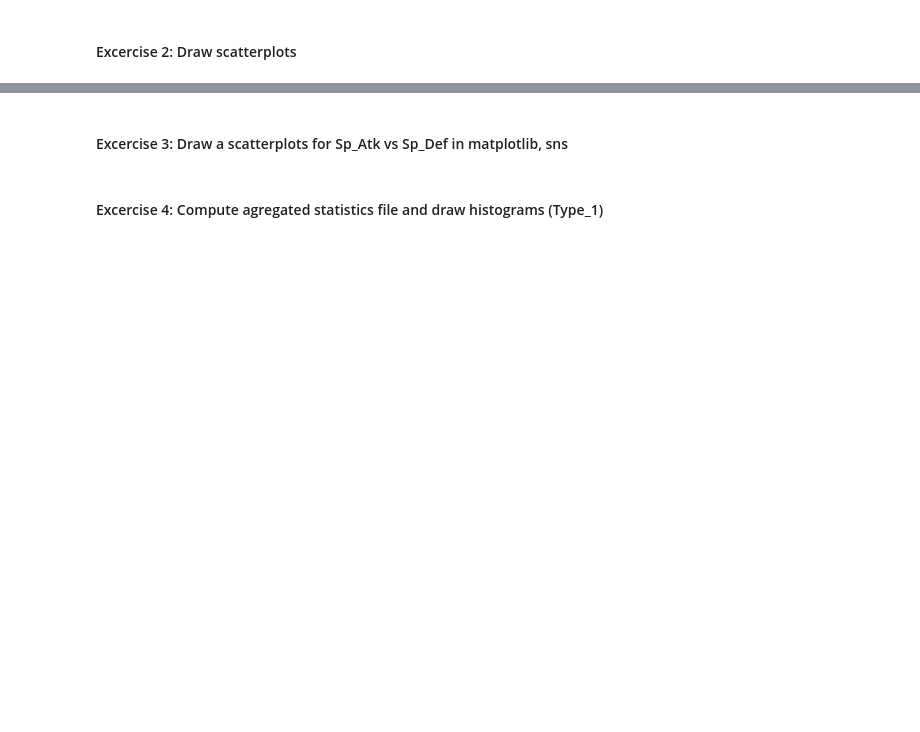
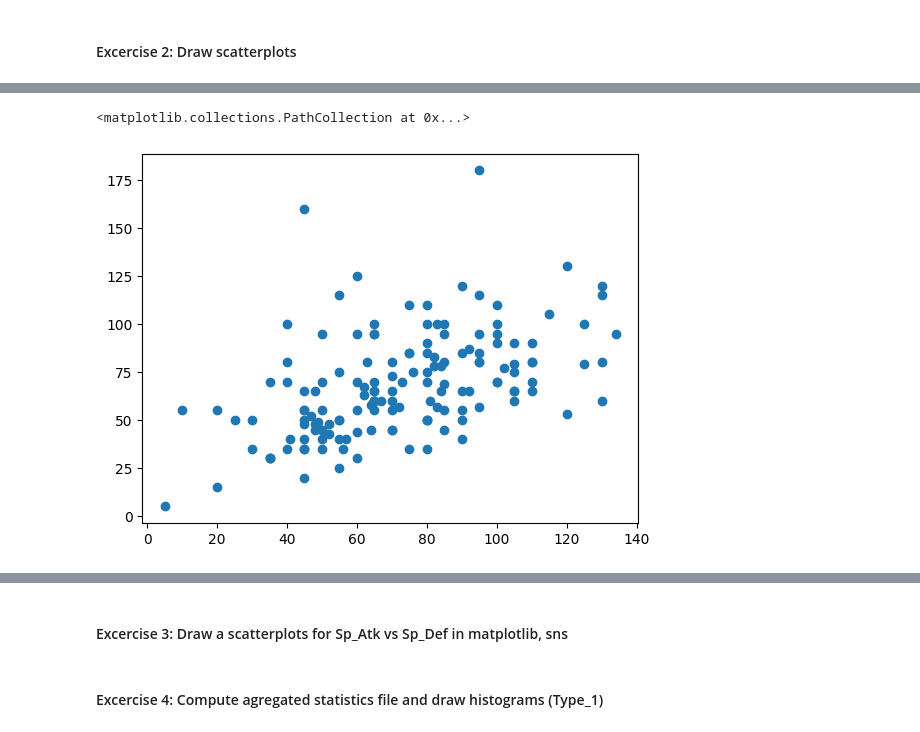
Before and after one commit to fortune-max/M4-python-refresher-ml, a Jupyter notebook: Day3.ipynb, the cells around one changed output, grey strips where cells are left out. Saved outputs shown, nothing was run; the diff lists cells and outputs as text; code cells hidden in the pictures; blank space fills up the shorter version.

```diff
--- a/Day3.ipynb
+++ b/Day3.ipynb
@@ -58,4 +84,8 @@ ImportError: ignored
 # %%
 # x = 'Attack',
 # y = 'Defense'
 #scatter
+plt.scatter('Attack', 'Defense', data=pokemon_df, )
+# %% [output]
+<matplotlib.collections.PathCollection at 0x...>
+[figure, added]
```
Also changed, not shown: parts of 17 cells of this notebook.
